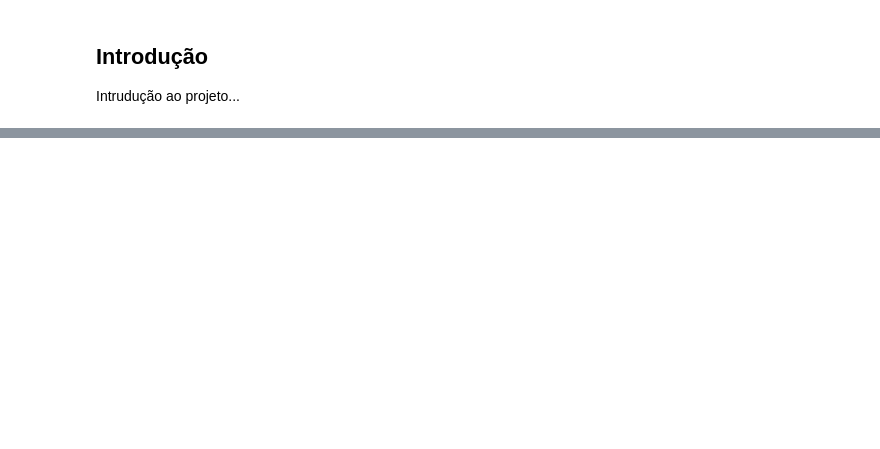
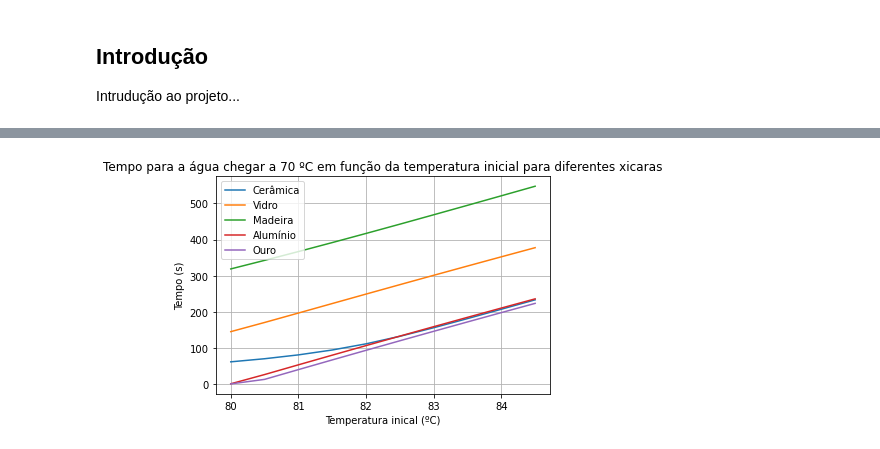
Before and after one commit to rodme02/Projeto_2_ModSim, a Jupyter notebook: Projeto_2.ipynb, the cells around one changed output, grey strips where cells are left out. Cells and saved outputs as stored; diff of their text form; code cells hidden in the pictures; blank space fills up the shorter version.

```diff
--- a/Projeto_2.ipynb
+++ b/Projeto_2.ipynb
@@ -154,0 +199,50 @@ plt.show()
+# %%
+# Tempo (em s)
+dt = 1e-2
+t_max = 700
+tempo = np.arange(0, t_max, dt)
+
+materiais = ("Cerâmica", "Vidro", "Madeira", "Alumínio", "Ouro")
+K_xicara_list = (K_ceramica, 0.8, 0.14, 235, 327)
+C_xicara_list = (C_ceramica, 870, 2530, 900, 129)
+D_xicara_list = (D_ceramica, 2190, 690, 2700, 19300)
+l_xicara_list = (l, l, l, l, l, l)
+
+xicaras = zip(K_xicara_list, C_xicara_list, D_xicara_list, l_xicara_list)
+
+# Implementação do modelo
+xicaras_tempos = []
+
+for xicara in xicaras:
+    xicara_tempos = []
+
+    for T0_agua in lista_T0_agua:
+        T0 = (T0_agua, T0_xicara)
+
+        T_list = odeint(modelo_2, T0, tempo, args=(xicara, ))
+        T_agua_list = T_list[:,0] - 273.15
+
+        for i, T in enumerate(T_agua_list):
+            if T <= 70:
+                instante = tempo[i]
+
+                xicara_tempos.append(instante)
+                break
+
+    xicaras_tempos.append(xicara_tempos)
+
+# Plotagem do gráfico
+for i, material in enumerate(materiais):
+    xicara_tempos = xicaras_tempos[i]
+
+    plt.plot(lista_T0_agua-273.15, xicara_tempos, label=material)
+
+plt.title('Tempo para a água chegar a 70 ºC em função da temperatura inicial para diferentes xicaras')
+plt.ylabel('Tempo (s)')
+plt.xlabel('Temperatura inical (ºC)')
+plt.legend()
+plt.grid()
+plt.savefig('tempos_xicaras.png')
+plt.show()
+# %% [output]
+[figure, added]
```
Also changed, not shown: parts of 6 cells of this notebook, 3 other files.
